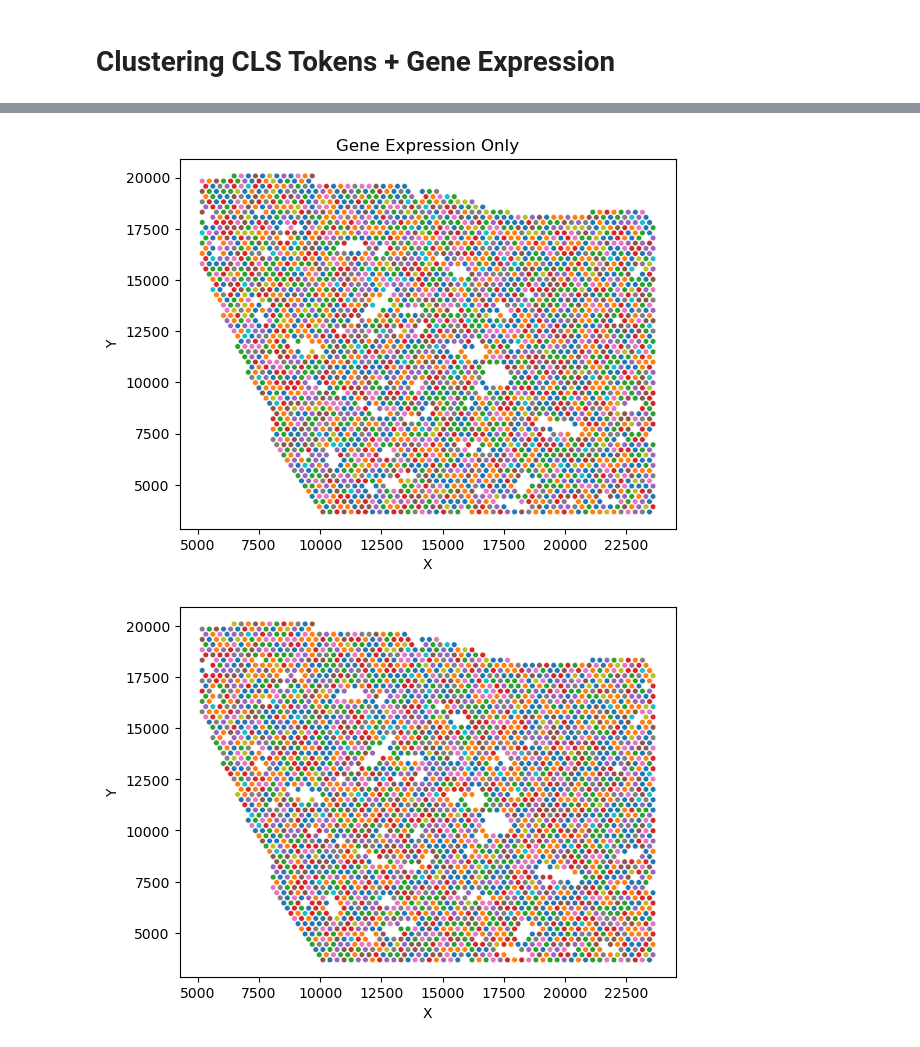
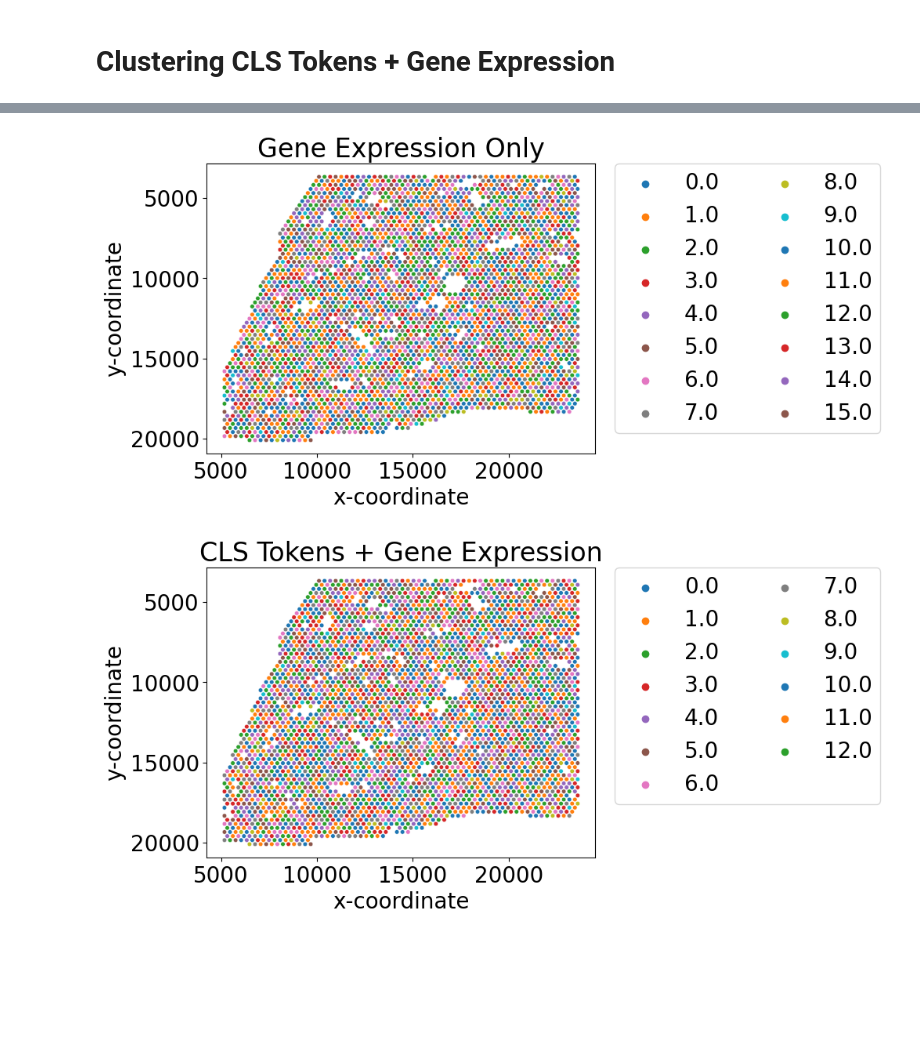
Before and after one commit to WayScience/stMorph, a Jupyter notebook: scripts/cluster.ipynb, the cells around one changed output, grey strips where cells are left out. Saved outputs shown, nothing was run; the diff lists cells and outputs as text; code cells hidden in the pictures; blank space fills up the shorter version.

```diff
--- a/scripts/cluster.ipynb
+++ b/scripts/cluster.ipynb
@@ -23,6 +20,9 @@ To enable them in other operations, rebuild TensorFlow with the appropriate comp
 # %%
-data = pd.read_csv("/home/daynaolson/crop_test/spot_feats.csv") #load data
+data = pd.read_csv("spot_feats.csv") #load data from merge_data.py output
 data = data.dropna()
+# %%
+import matplotlib.pyplot as plt
+plt.rcParams.update({'font.size': 20})
 # %% [markdown]
 ## Exp preprocessing Taken From: https://scanpy-tutorials.readthedocs.io/en/latest/spatial/basic-analysis.html#QC-and-preprocessing
 # %% [markdown]
@@ -97,20 +97,24 @@ plt.show()
 # %%
 exp_df = pd.Series(np.array(exp.obs["clusters"],dtype="int"), name="clusters")
 exp_tissue = pd.concat([data["pxl_row_in_fullres"],data["pxl_col_in_fullres"],exp_df], axis=1)
-sns.scatterplot(x='pxl_col_in_fullres', y='pxl_row_in_fullres', data=exp_tissue, hue='clusters', palette='tab10', s=16, legend=False)
-plt.xlabel('X')
-plt.ylabel('Y')
+sns.scatterplot(x='pxl_col_in_fullres', y='pxl_row_in_fullres', data=exp_tissue, hue='clusters', palette='tab10', s=16)
+plt.xlabel('x-coordinate')
+plt.ylabel('y-coordinate')
 plt.title("Gene Expression Only")
+plt.gca().invert_yaxis()
+plt.legend(bbox_to_anchor=(1.05, 1), loc=2, borderaxespad=0., ncols=2)
 plt.show()
 # %% [output]
-[figure, old version]
+[figure, new version]
 # %%
 comb_df = pd.Series(np.array(comb.obs["clusters"],dtype="int"), name="clusters")
 comb_tissue = pd.concat([data["pxl_row_in_fullres"],data["pxl_col_in_fullres"],comb_df], axis=1)
-sns.scatterplot(x='pxl_col_in_fullres', y='pxl_row_in_fullres', data=comb_tissue, hue='clusters', palette='tab10', s=16, legend=False)
-plt.ylabel('Y')
-plt.xlabel('X')
-#plt.title("CLS Tokens + Gene Expression")
+sns.scatterplot(x='pxl_col_in_fullres', y='pxl_row_in_fullres', data=comb_tissue, hue='clusters', palette='tab10', s=16,)
+plt.xlabel('x-coordinate')
+plt.ylabel('y-coordinate')
+plt.title("CLS Tokens + Gene Expression")
+plt.gca().invert_yaxis()
+plt.legend(bbox_to_anchor=(1.05, 1), loc=2, borderaxespad=0., ncols=2)
 plt.show()
 # %% [output]
-[figure, old version]
+[figure, new version]
```
Also changed, not shown: parts of 8 cells of this notebook, 1 other file.
